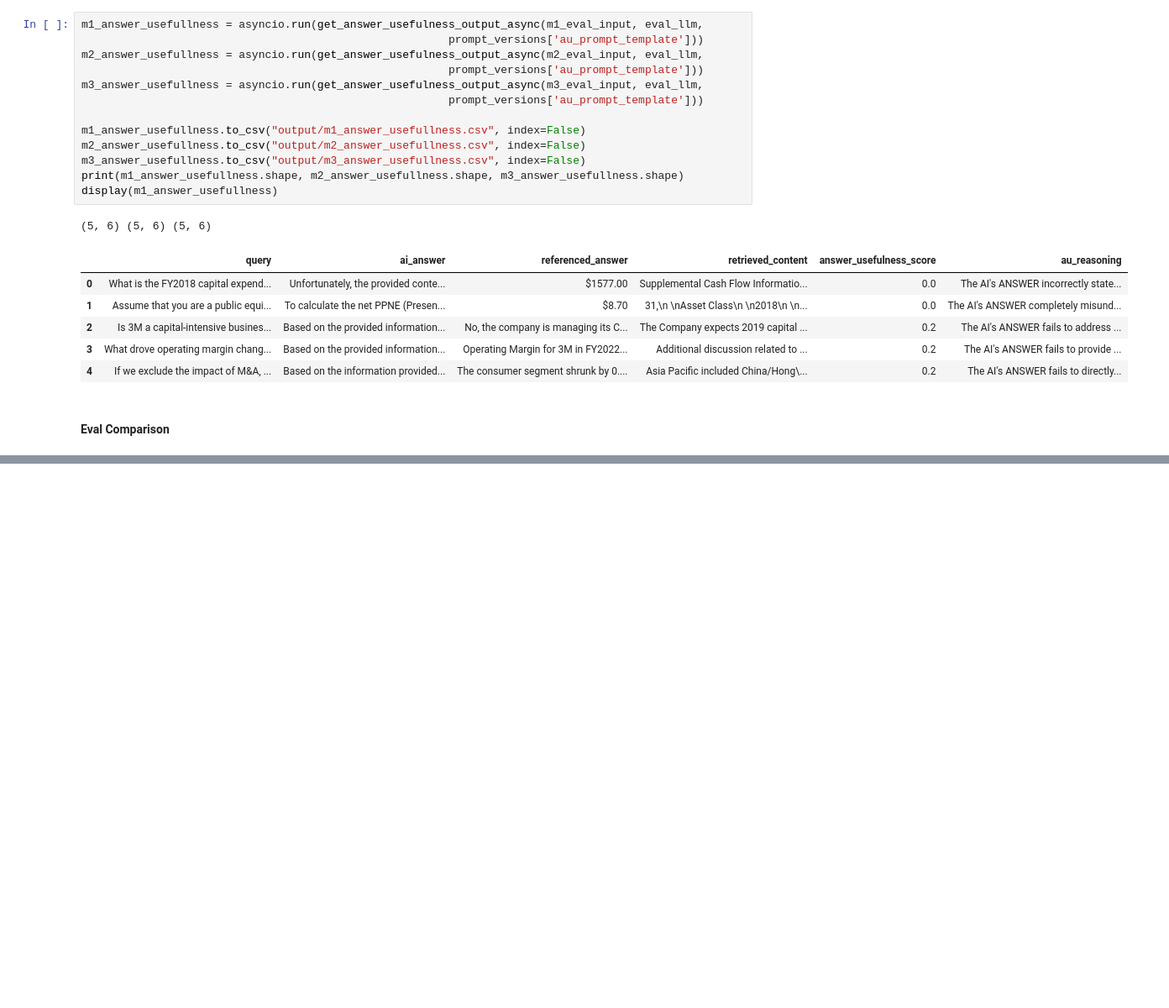
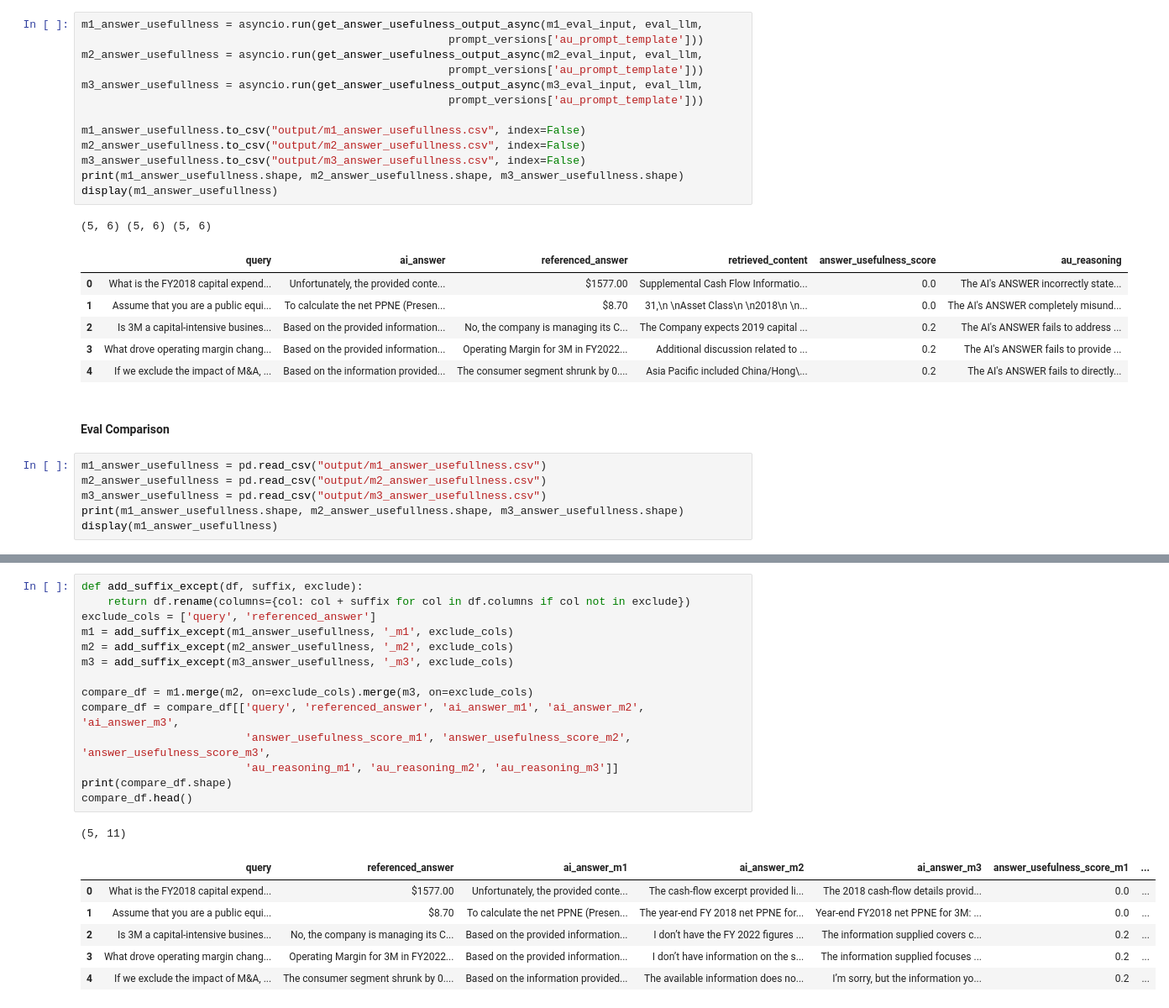
Before and after one commit to hanhanwu/RagDoctor, a Jupyter notebook: experiments/rag_pipeline_exp1.ipynb, the cells around one changed output, grey strips where cells are left out. Shown at 84% size. Drawn from its saved outputs; the diff is of its cells as text; blank space fills up the shorter version.

```diff
--- a/experiments/rag_pipeline_exp1.ipynb
+++ b/experiments/rag_pipeline_exp1.ipynb
@@ -184,5 +184,10 @@ display(m1_answer_usefullness)
 # %% [markdown]
 #### Eval Comparison
 # %%
+m1_answer_usefullness = pd.read_csv("output/m1_answer_usefullness.csv")
+m2_answer_usefullness = pd.read_csv("output/m2_answer_usefullness.csv")
+m3_answer_usefullness = pd.read_csv("output/m3_answer_usefullness.csv")
+print(m1_answer_usefullness.shape, m2_answer_usefullness.shape, m3_answer_usefullness.shape)
+display(m1_answer_usefullness)
 # %% [output]
 (5, 6) (5, 6) (5, 6)
@@ -188,0 +200,22 @@ display(m1_answer_usefullness)
+# %%
+def add_suffix_except(df, suffix, exclude):
+    return df.rename(columns={col: col + suffix for col in df.columns if col not in exclude})
+exclude_cols = ['query', 'referenced_answer']
+m1 = add_suffix_except(m1_answer_usefullness, '_m1', exclude_cols)
+m2 = add_suffix_except(m2_answer_usefullness, '_m2', exclude_cols)
+m3 = add_suffix_except(m3_answer_usefullness, '_m3', exclude_cols)
+
+compare_df = m1.merge(m2, on=exclude_cols).merge(m3, on=exclude_cols)
+compare_df = compare_df[['query', 'referenced_answer', 'ai_answer_m1', 'ai_answer_m2', 'ai_answer_m3',
+                         'answer_usefulness_score_m1', 'answer_usefulness_score_m2', 'answer_usefulness_score_m3',
+                         'au_reasoning_m1', 'au_reasoning_m2', 'au_reasoning_m3']]
+print(compare_df.shape)
+compare_df.head()
+# %% [output]
+(5, 11)
+|  | query | referenced_answer | ai_answer_m1 | ai_answer_m2 | ai_answer_m3 | answer_usefulness_score_m1 | ... |
+| 0 | What is the FY2018 capital expend... | $1577.00 | Unfortunately, the provided conte... | The cash‑flow excerpt provided li... | The 2018 cash‑flow details provid... | 0.0 | ... |
+| 1 | Assume that you are a public equi... | $8.70 | To calculate the net PPNE (Presen... | The year‑end FY 2018 net PPNE for... | Year‑end FY2018 net PPNE for 3M: ... | 0.0 | ... |
+| 2 | Is 3M a capital-intensive busines... | No, the company is managing its C... | Based on the provided information... | I don’t have the FY 2022 figures ... | The information supplied covers c... | 0.2 | ... |
+| 3 | What drove operating margin chang... | Operating Margin for 3M in FY2022... | Based on the provided information... | I don’t have information on the s... | The information supplied focuses ... | 0.2 | ... |
+| 4 | If we exclude the impact of M&A, ... | The consumer segment shrunk by 0.... | Based on the information provided... | The available information does no... | I’m sorry, but the information yo... | 0.2 | ... |
```
Also changed, not shown: parts of 2 cells of this notebook.
